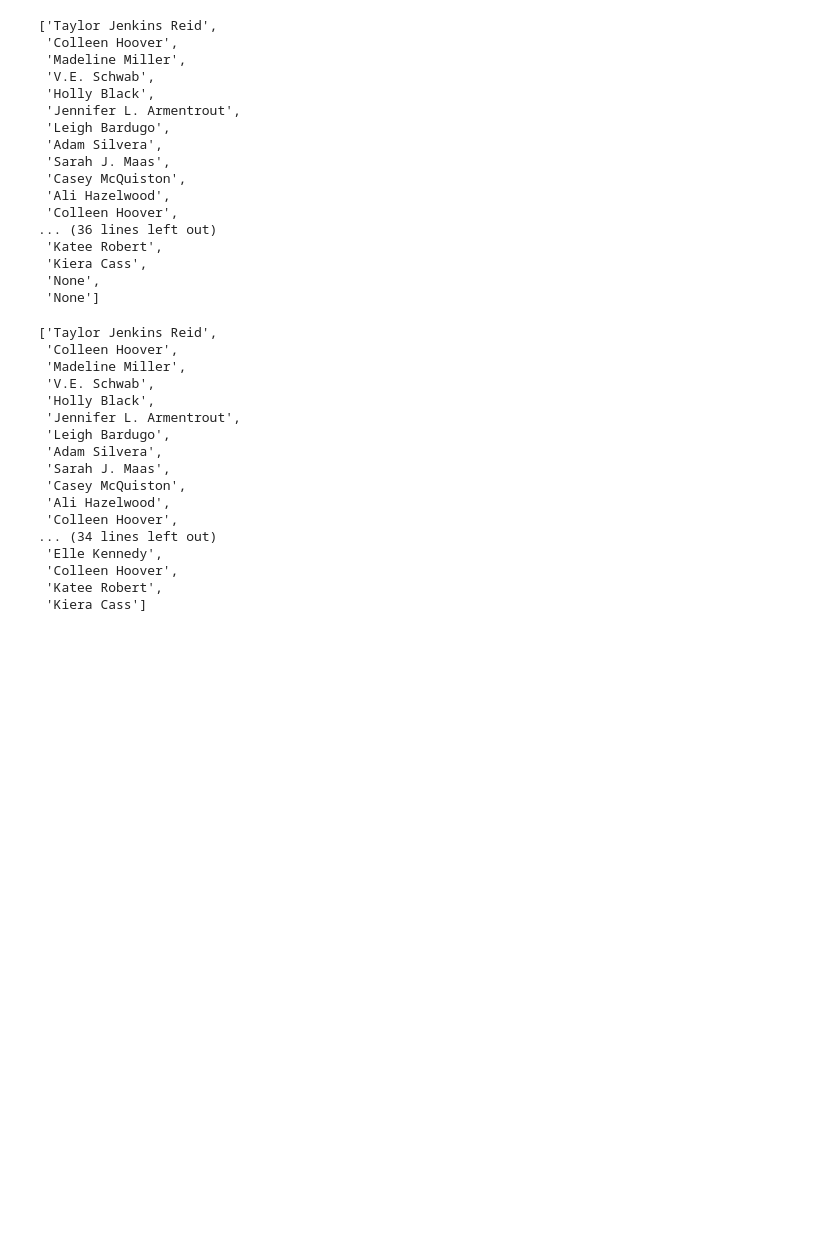
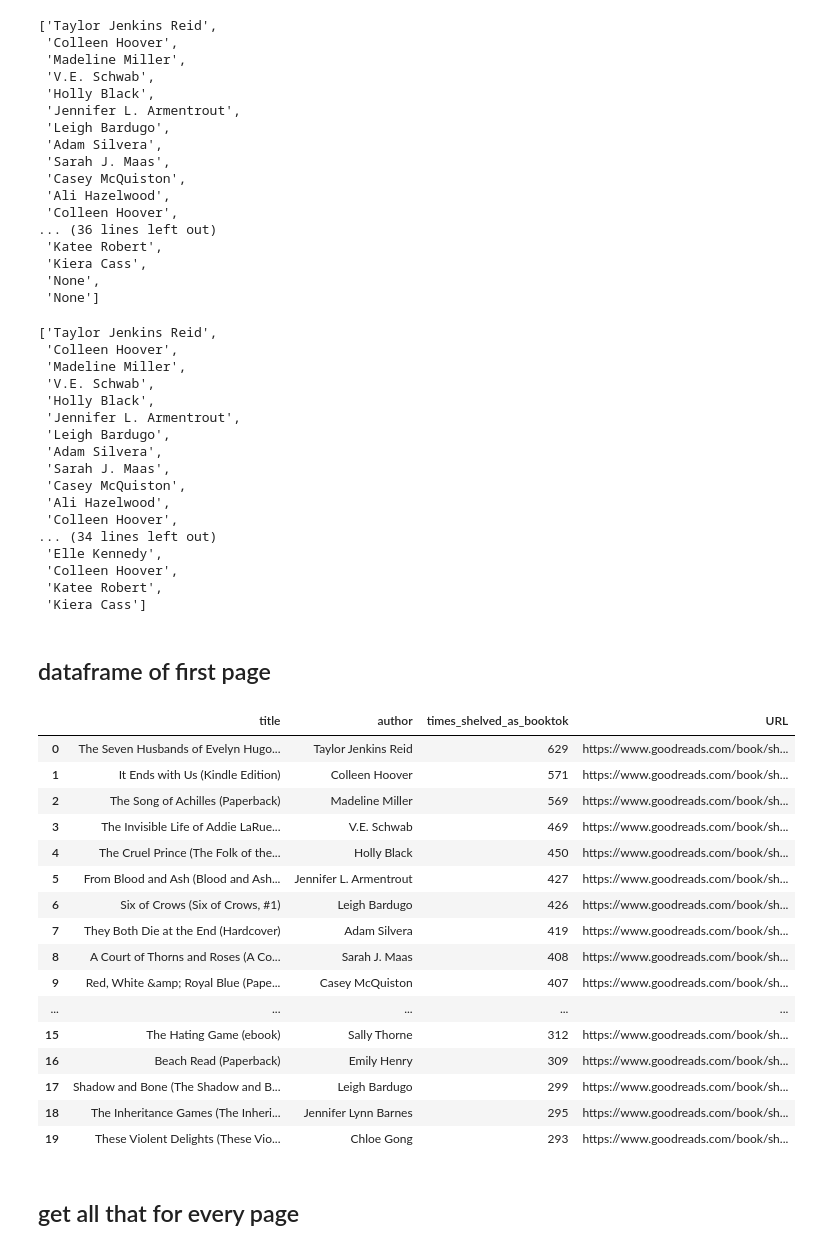
Before and after one commit to abigailasper/booktok-bestsellers, a Jupyter notebook: notebooks/goodreads_booktok_scraper.ipynb, the cells around one changed output. Cells and saved outputs as stored; diff of their text form; code cells hidden in the pictures; blank space fills up the shorter version.

Commit message:
dataframe of first page created

```diff
--- a/notebooks/goodreads_booktok_scraper.ipynb
+++ b/notebooks/goodreads_booktok_scraper.ipynb
@@ -91,3 +91,10 @@ titles
  'The Selection (The Selection, #1)',
  'None',
  'None']
+# %%
+#remove empty values from list
+#https://www.geeksforgeeks.org/python-remove-empty-strings-from-list-of-strings/
+while("None" in titles) :
+    titles.remove("None")
+
+titles
@@ -292,3 +317,29 @@ authors
  'Colleen Hoover',
  'Katee Robert',
  'Kiera Cass']
+# %% [markdown]
+## dataframe of first page
+# %%
+first_page = {'title':titles, 'author':authors, 'times_shelved_as_booktok':shelved_booktok, 'URL':urls}
+first_page = pd.DataFrame(first_page)
+first_page.head(20)
+# %% [output]
+|  | title | author | times_shelved_as_booktok | URL |
+| 0 | The Seven Husbands of Evelyn Hugo... | Taylor Jenkins Reid | 629 | https://www.goodreads.com/book/sh... |
+| 1 | It Ends with Us (Kindle Edition) | Colleen Hoover | 571 | https://www.goodreads.com/book/sh... |
+| 2 | The Song of Achilles (Paperback) | Madeline Miller | 569 | https://www.goodreads.com/book/sh... |
+| 3 | The Invisible Life of Addie LaRue... | V.E. Schwab | 469 | https://www.goodreads.com/book/sh... |
+| 4 | The Cruel Prince (The Folk of the... | Holly Black | 450 | https://www.goodreads.com/book/sh... |
+| 5 | From Blood and Ash (Blood and Ash... | Jennifer L. Armentrout | 427 | https://www.goodreads.com/book/sh... |
+| 6 | Six of Crows (Six of Crows, #1) | Leigh Bardugo | 426 | https://www.goodreads.com/book/sh... |
+| 7 | They Both Die at the End (Hardcover) | Adam Silvera | 419 | https://www.goodreads.com/book/sh... |
+| 8 | A Court of Thorns and Roses (A Co... | Sarah J. Maas | 408 | https://www.goodreads.com/book/sh... |
+| 9 | Red, White &amp; Royal Blue (Pape... | Casey McQuiston | 407 | https://www.goodreads.com/book/sh... |
+| ... | ... | ... | ... | ... |
+| 15 | The Hating Game (ebook) | Sally Thorne | 312 | https://www.goodreads.com/book/sh... |
+| 16 | Beach Read (Paperback) | Emily Henry | 309 | https://www.goodreads.com/book/sh... |
+| 17 | Shadow and Bone (The Shadow and B... | Leigh Bardugo | 299 | https://www.goodreads.com/book/sh... |
+| 18 | The Inheritance Games (The Inheri... | Jennifer Lynn Barnes | 295 | https://www.goodreads.com/book/sh... |
+| 19 | These Violent Delights (These Vio... | Chloe Gong | 293 | https://www.goodreads.com/book/sh... |
+# %% [markdown]
+## get all that for every page
```
Also changed, not shown: parts of 2 cells of this notebook.
